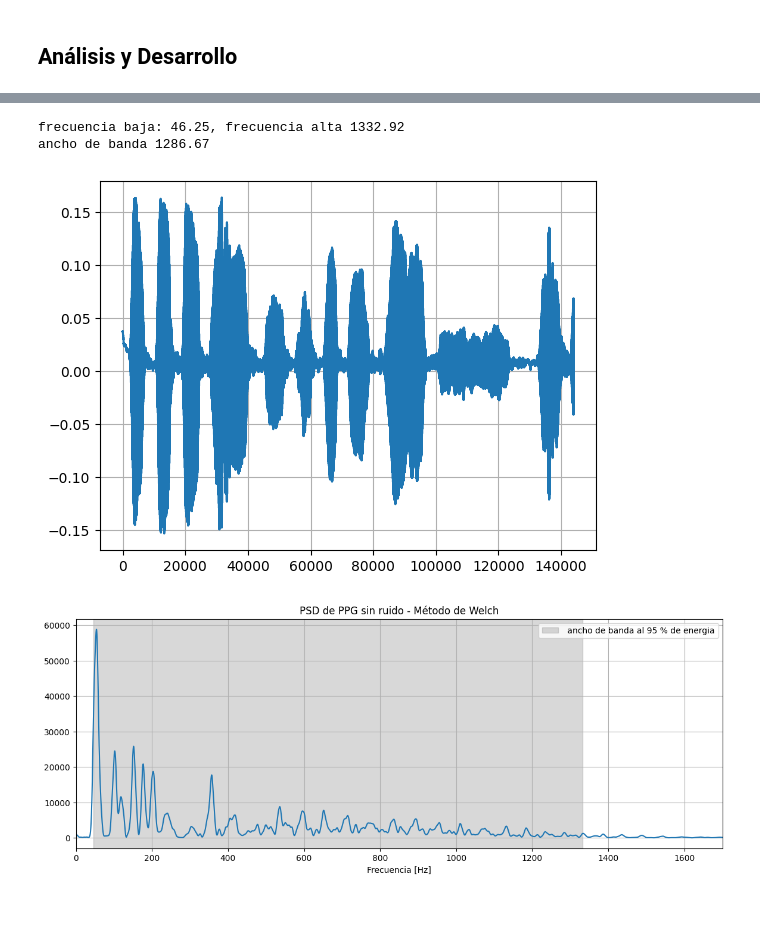
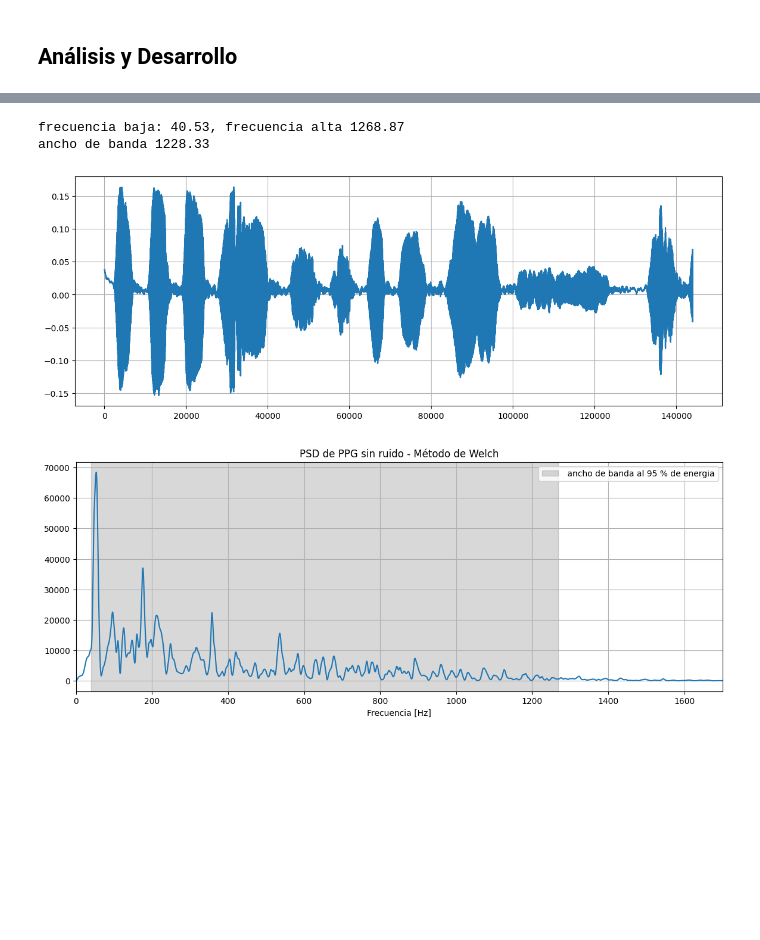
Before and after one commit to ArturoHuber1/APS, a Jupyter notebook: TS5/TS5_Huber_Galperin.ipynb, the cells around one changed output, grey strips where cells are left out. Cells and saved outputs as stored; diff of their text form; code cells hidden in the pictures; blank space fills up the shorter version.

```diff
--- a/TS5/TS5_Huber_Galperin.ipynb
+++ b/TS5/TS5_Huber_Galperin.ipynb
@@ -8,10 +20,14 @@
 # %%
 import numpy as np
 from scipy import signal as sig
-
+import pandas as pd
 import matplotlib.pyplot as plt
+from IPython.display import display
 
 import scipy.io as sio
 from scipy.io.wavfile import write
 
 from lectura_sigs import ecg_one_lead, fs_ecg, ppg, fs_ppg, fs_audio, wav_data
+
+columnas = ["Nombre_Señal", "Frecuencia_Min_Hz", "Frecuencia_Max_Hz", "Ancho_Banda_Hz"]
+tabla_resultados = pd.DataFrame(columns=columnas)
@@ -18,14 +36,13 @@ from lectura_sigs import ecg_one_lead, fs_ecg, ppg, fs_ppg, fs_audio, wav_data
 # %%
-plt.figure()
+plt.figure(figsize=(14,5))
 plt.plot(ecg_one_lead)
+plt.grid(True)
 
 N = len(ecg_one_lead)
-
 
 cantidad_promedios = 7
 nperseg = N // cantidad_promedios
 f, Pxx = sig.welch(ecg_one_lead, fs=fs_ecg, nperseg = nperseg, window = 'hann', nfft = 2 * N)
-
 
 total_power = np.sum(Pxx)
 cumsum = np.cumsum(Pxx) / total_power
@@ -37,7 +54,6 @@ low = 0
 #high = 1 - low
 high =  percentil
 
-
 # buscar índices
 indiceLow = np.searchsorted(cumsum, low)
 indiceHigh = np.searchsorted(cumsum, high)
@@ -47,9 +63,9 @@ bandWith = f[indiceLow:indiceHigh]
 print (f"frecuencia baja: {bandWith[0]:.2f}, frecuencia alta {bandWith[-1]:.2f}")
 print (f"ancho de banda {bandWith[-1] - bandWith[0]:.2f}")
 
+tabla_resultados.loc[len(tabla_resultados)] = ["ECG", f"{bandWith[0]:.2f}",f"{bandWith[-1]:.2f}", f"{bandWith[-1]-bandWith[0]:.2f}"]
+
 # Graficar
-#ymin, ymax = plt.ylim()   # límites actuales del eje y
-
 plt.figure(figsize=(14,5))
 plt.plot(f, Pxx)
 plt.title("PDS del ECG sin ruido - Método de Welch")
@@ -68,14 +84,13 @@ ancho de banda 22.77
 [figure]
 # %%
-plt.figure()
+plt.figure(figsize=(14,5))
 plt.plot(ppg)
 plt.grid(True)
 
 N = len(ppg)
 cantidad_promedios = 7
 nperseg = N // cantidad_promedios
-f, Pxx = sig.welch(ecg_one_lead, fs=fs_ppg, nperseg = nperseg, window = 'flattop', nfft = 3 * N)
-
+f, Pxx = sig.welch(ecg_one_lead, fs=fs_ppg, nperseg = nperseg, window = 'flattop', nfft = 2 * N)
 
 total_power = np.sum(Pxx)
 cumsum = np.cumsum(Pxx) / total_power
@@ -96,6 +111,8 @@ bandWith = f[indiceLow:indiceHigh]
 print (f"frecuencia baja: {bandWith[0]:.2f}, frecuencia alta {bandWith[-1]:.2f}")
 print (f"ancho de banda {bandWith[-1] - bandWith[0]:.2f}")
 
+tabla_resultados.loc[len(tabla_resultados)] = ["PPG", f"{bandWith[0]:.2f}",f"{bandWith[-1]:.2f}", f"{bandWith[-1]-bandWith[0]:.2f}"]
+
 # Graficar
 ymin, ymax = plt.ylim()   # límites actuales del eje y
 
@@ -115,49 +132,47 @@ ancho de banda 8.73
 [figure]
 # %%
-plt.figure()
+plt.figure(figsize=(14,5))
 plt.plot(wav_data)
 plt.grid(True)
 
-
 N = len(wav_data)
-cantidad_promedios = 11
+cantidad_promedios = 9
 nperseg = N // cantidad_promedios
-f, Pxx = sig.welch(ecg_one_lead, fs=fs_audio, nperseg = nperseg, window = 'flattop', nfft = 4 * N)
-
+f, Pxx = sig.welch(ecg_one_lead, fs=fs_audio, nperseg = nperseg, window = 'flattop', nfft = 5 * N)
 
 total_power = np.sum(Pxx)
 cumsum = np.cumsum(Pxx) / total_power
 
 # niveles inferior y superior
 percentil = 0.95
 low = (1 - percentil) / 2
 high = 1 - low
 
 # buscar índices
 indiceLow = np.searchsorted(cumsum, low)
 indiceHigh = np.searchsorted(cumsum, high)
 
 bandWith = f[indiceLow:indiceHigh]
 
 print (f"frecuencia baja: {bandWith[0]:.2f}, frecuencia alta {bandWith[-1]:.2f}")
 print (f"ancho de banda {bandWith[-1] - bandWith[0]:.2f}")
 
+tabla_resultados.loc[len(tabla_resultados)] = ["AUDIO", f"{bandWith[0]:.2f}",f"{bandWith[-1]:.2f}", f"{bandWith[-1]-bandWith[0]:.2f}"]
+
 # Graficar
-ymin, ymax = plt.ylim()   # límites actuales del eje y
+ymin, ymax = plt.ylim()
 
 plt.figure(figsize=(14,5))
 plt.plot(f, Pxx)
 plt.xlim(0,1700)
 plt.title("PSD de PPG sin ruido - Método de Welch")
 plt.xlabel("Frecuencia [Hz]")
 plt.axvspan(bandWith[0], bandWith[-1],color = "grey", alpha=0.3, label = f" ancho de banda al {percentil *  100:.0f} % de energia")
 plt.legend()
 plt.grid(True)
 plt.show()
 # %% [output]
-frecuencia baja: 46.25, frecuencia alta 1332.92
-ancho de banda 1286.67
+frecuencia baja: 40.53, frecuencia alta 1268.87
+ancho de banda 1228.33
-[figure, old version]
+[figure, new version]
-[figure, old version]
+[figure, new version]
-# %% [markdown]
-##
```
Also changed, not shown: parts of 5 cells of this notebook.
